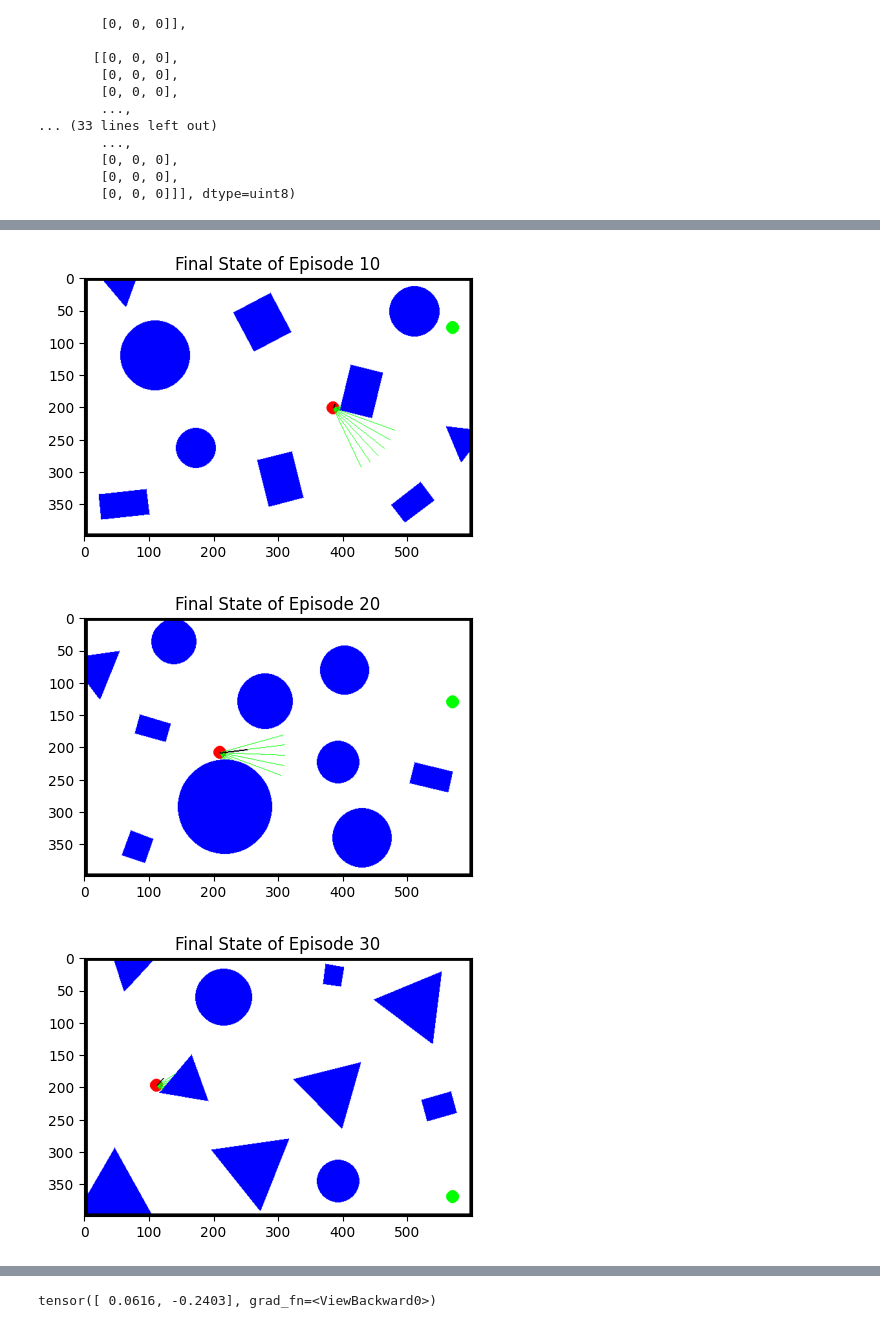
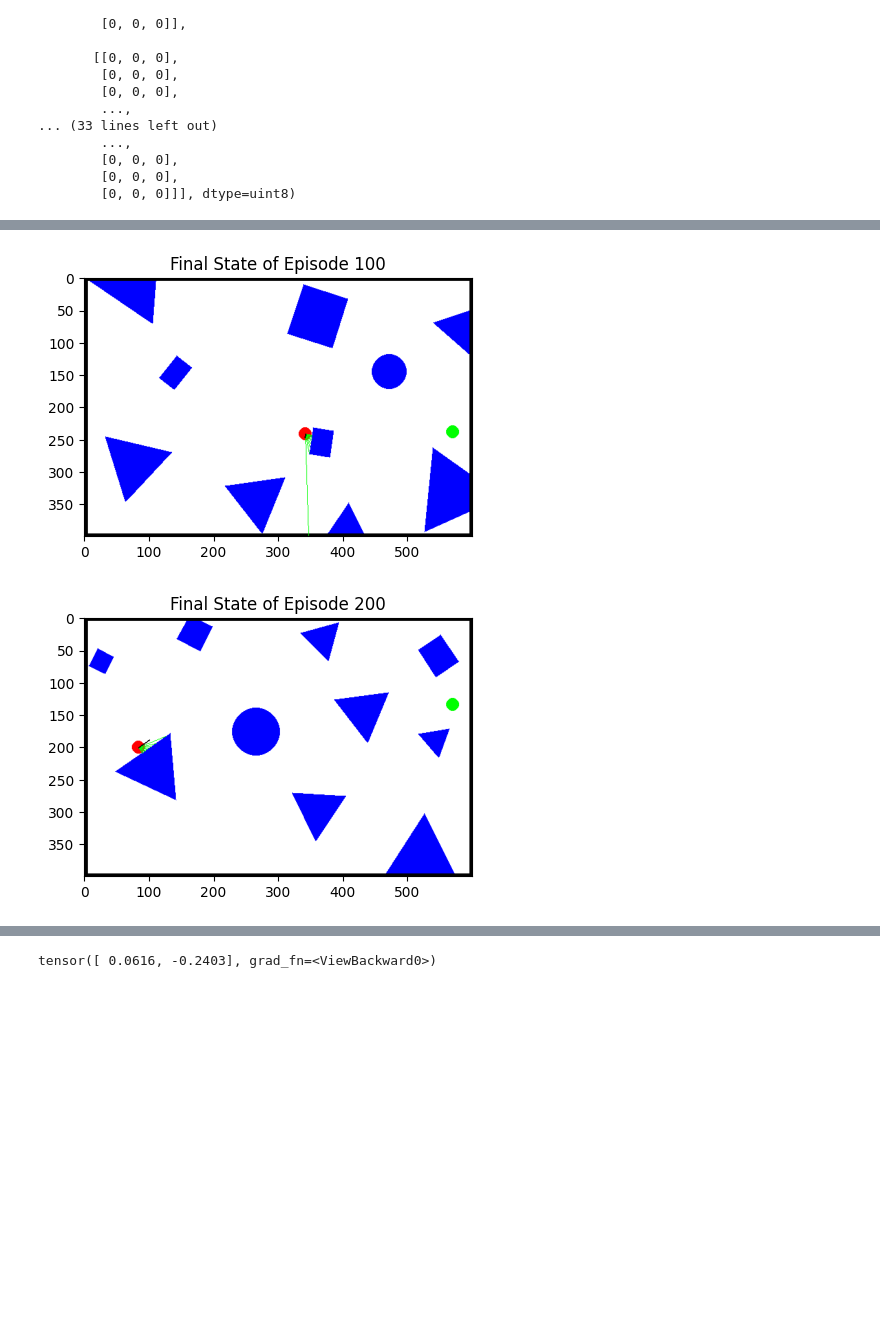
Before and after one commit to tonyzyl/Simple-Pathfinding-with-Gymnasium, a Jupyter notebook: uav.ipynb, the cells around one changed output, grey strips where cells are left out. Cells and saved outputs as stored; diff of their text form; code cells hidden in the pictures; blank space fills up the shorter version.

```diff
--- a/uav.ipynb
+++ b/uav.ipynb
@@ -535,7 +531,7 @@ import time
 observation = env.reset()
 
 # Parameters for the test
-total_steps = 100  # Total number of steps in the test
+total_steps = 1  # Total number of steps in the test
 thrust_increment = 1  # Increment in thrust per step
 angular_momentum = 0  # Constant angular momentum (for simplicity)
 
@@ -635,8 +632,8 @@ class DQN(torch.nn.Module):
         torch.Tensor
             The estimated Q-values for each action in the input state.
         '''
-        x = torch.relu(self.layer1(state))
-        x = torch.relu(self.layer2(x))
+        x = torch.nn.functional.silu(self.layer1(state))
+        x = torch.nn.functional.silu(self.layer2(x))
         return self.layer3(x)
 # %%
 class ReplayBuffer:
@@ -726,7 +723,8 @@ class DQNAgent:
     def __init__(self, state_size=8, action_size=4, hidden_size=64,
                  learning_rate=1e-3, gamma=0.99, buffer_size=10000, batch_size=64):
         # Select device to train on (if CUDA available, use it, otherwise use CPU)
-        self.device = torch.device("cuda" if torch.cuda.is_available() else "cpu")
+        #self.device = torch.device("cuda" if torch.cuda.is_available() else "cpu")
+        self.device = torch.device("cpu")
 
         # Discount factor for future rewards
         self.gamma = gamma
@@ -741,6 +739,7 @@ class DQNAgent:
         # Move the networks to the selected device
         self.q_network = DQN(state_size, action_size, hidden_size).to(self.device)
         self.target_network = DQN(state_size, action_size, hidden_size).to(self.device)
+        self.action_network = DQN(state_size+action_size, action_size, hidden_size).to(self.device)
 
         # Set weights of target network to be the same as those of the q network
         self.target_network.load_state_dict(self.q_network.state_dict())
@@ -799,13 +798,19 @@ class DQNAgent:
             # Convert state to a PyTorch tensor and set network to evaluation mode
             state = torch.from_numpy(state).float().unsqueeze(0).to(self.device)
             self.q_network.eval()
+            #self.action_network.eval()
 
             # With no gradient updates, get the action values from the DQN
             with torch.no_grad():
                 action_values = self.q_network(state)
+                #action_values = self.action_network(torch.cat((state, action_values), dim=1))
+                tmp_action = np.zeros((1,2))
+                tmp_action[np.argmax(action_values.cpu().data.numpy())] = 1
+                action_values = tmp_action
 
             # Revert to training mode and return action
             self.q_network.train()
+            #self.action_network.train()
             #return np.argmax(action_values.cpu().data.numpy())
             action_values = action_values.cpu().data.numpy()
             #print('NN CT', action_values)
@@ -923,7 +928,7 @@ def train(agent, env, n_episodes=2000, n_max_step=1000, eps_start=1.0, eps_end=0
         if n_step == n_max_step - 1:
             score += PEN_NOT_FINISHED
 
-        print(f"Episode {i_episode}\tScore: {score:.2f}, done: {done}, final reward: {reward}")
+        #print(f"Episode {i_episode}\tScore: {score:.2f}, done: {done}, final reward: {reward}")
         # At the end of episode append and save scores
         scores_window.append(score)
         scores.append(score)
@@ -943,6 +948,8 @@ def train(agent, env, n_episodes=2000, n_max_step=1000, eps_start=1.0, eps_end=0
             frame = env.render()
             final_states_images.append(frame)
             env.close()
+            plt.imshow(frame)
+            plt.show()
             print('\rEpisode {}\tAverage Score: {:.2f}, Eps: {:.3f}'.format(i_episode, np.mean(scores_window), eps))
 
         # This environment is considered to be solved for a mean score of 200 or greater, so stop training.
@@ -962,5 +969,5 @@ action_size = 2
 agent = DQNAgent(state_size, action_size)
 
 # Train it
-scores, final_states_images = train(agent, env, 100)
+scores, final_states_images = train(agent, env, 300, print_every=100)
 # %% [output]
@@ -986,6 +985,6 @@ Episode 100     Average Score: -92.38, Eps: 0.606
 for i, img in enumerate(final_states_images):
     plt.figure(figsize=(5, 5))
     plt.imshow(img)
-    plt.title(f'Final State of Episode {i*10}')
+    plt.title(f'Final State of Episode {i*100}')
     plt.show()
 # %% [output]
@@ -993,3 +992,2 @@ for i, img in enumerate(final_states_images):
-[figure, old version]
+[figure, new version]
-[figure, old version]
+[figure, new version]
-[figure, removed]
```
Also changed, not shown: parts of 11 cells of this notebook.
